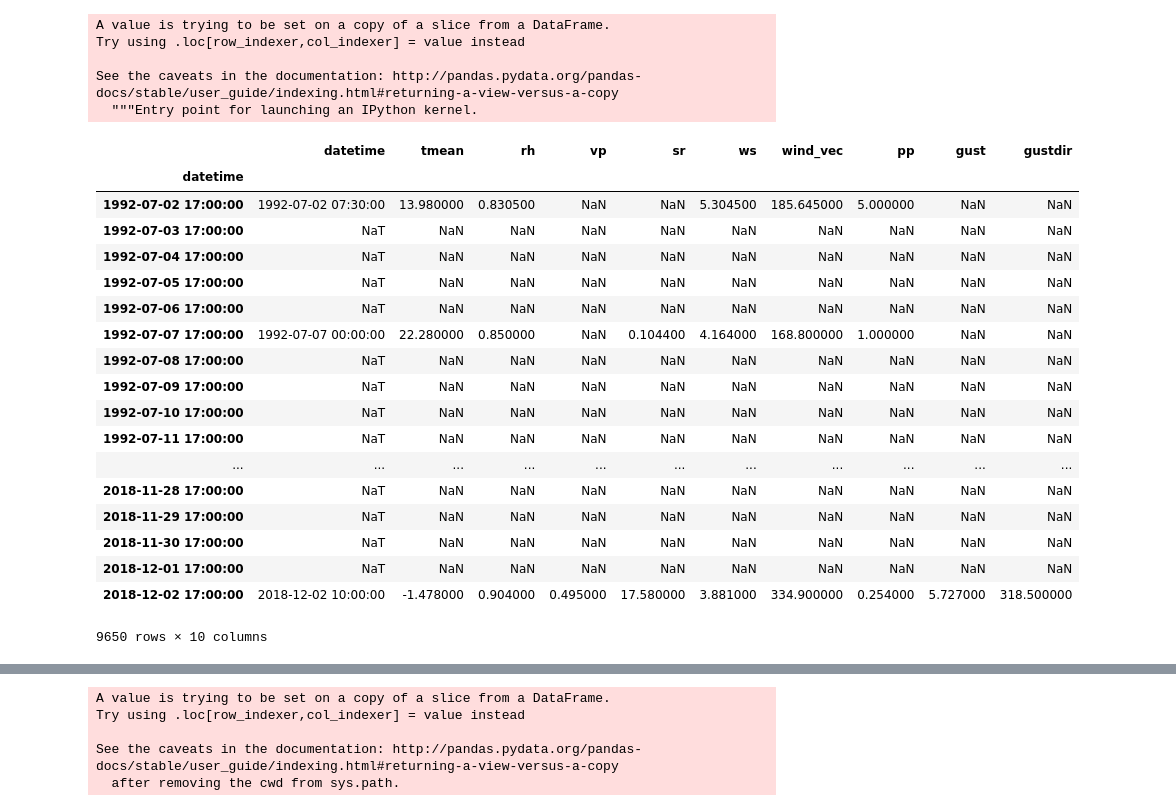
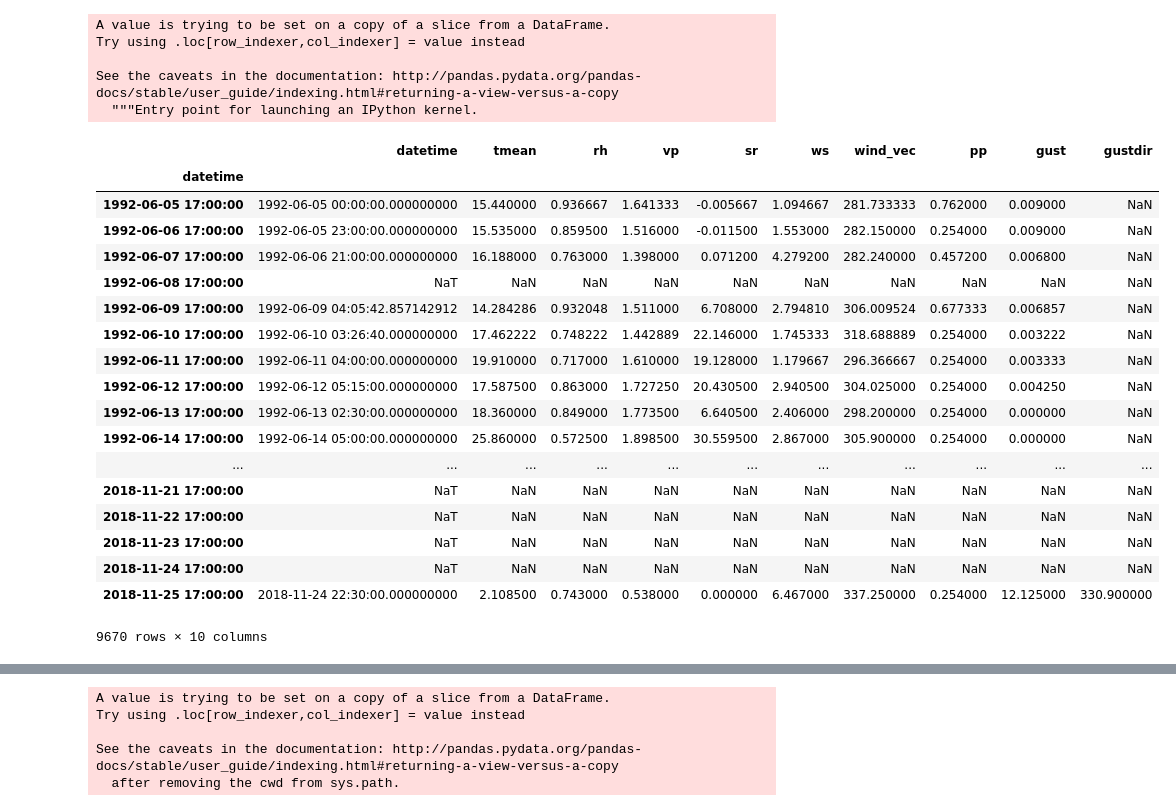
Before and after one commit to awvCCC/CoAgMET_QAQC, a Jupyter notebook: ppvar_isolation_hourly.ipynb, the cells around one changed output, grey strips where cells are left out. Drawn from its saved outputs; the diff is of its cells as text; code cells hidden in the pictures.

```diff
--- a/ppvar_isolation_hourly.ipynb
+++ b/ppvar_isolation_hourly.ipynb
@@ -17,12 +19,13 @@ f = open(coag_csv,'w+')
 # %%
 urllib.request.urlretrieve(
-    'http://coagmet.colostate.edu/cgi-bin/web_services.pl?type=hourly&sids=akr02&sdate=1992-07-01' +
+    'http://coagmet.colostate.edu/cgi-bin/web_services.pl?type=hourly&sids=rfd01&sdate=1992-06-04' +
     '&edate=2018-12-31&elems=tmean,rh,vp,sr,ws,wind_vec,pp,gust,gustdir', filename=coag_csv)
-df = pd.read_csv(coag_csv)
-df = df.reset_index()
+coag_df = pd.read_csv(coag_csv)
+coag_df = coag_df.reset_index()
 # %%
-df.columns = ['station','datetime','tmean','rh','vp','sr','ws','wind_vec','pp','gust','gustdir']
-df.drop(df.tail(1).index, inplace=True)
-df = df.drop(df.columns[0],axis=1)
-df['datetime'] = pd.to_datetime(df.datetime, errors='coerce')
+coag_df.columns = ['station','datetime','tmean','rh','vp','sr','ws','wind_vec','pp','gust','gustdir']
+coag_df.drop(coag_df.tail(1).index, inplace=True)
+coag_df = coag_df.drop(coag_df.columns[0],axis=1)
+coag_df['datetime'] = pd.to_datetime(coag_df.datetime, errors='coerce')
+#coag_df['j_day'] = coag_df.datetime.dt.strftime('%j').astype(int)
 # %%
@@ -56,6 +61,6 @@ pp_daily_sum
 # %%
-is_raining = df['pp'] > 0
-df_raining = df[is_raining]
-df_raining
+is_raining = coag_df['pp'] > 0
+coag_df_raining = coag_df[is_raining]
+coag_df_raining
 # %% [output]
 |  | datetime | tmean | rh | vp | sr | ws | wind_vec | pp | gust | gustdir |
@@ -79,29 +84,29 @@ df_raining
 # %%
-df_raining['datetime'] = pd.to_datetime(df_raining.datetime)
-mean_daily_variables = df_raining.resample(rule='24H',label='right',on='datetime',base=17).agg(pd.Series.mean, skipna=False)
+coag_df_raining['datetime'] = pd.to_datetime(coag_df_raining.datetime)
+mean_daily_variables = coag_df_raining.resample(rule='24H',label='right',on='datetime',base=17).agg(pd.Series.mean, skipna=False)
 mean_daily_variables
 # %% [output]
 A value is trying to be set on a copy of a slice from a DataFrame.
 Try using .loc[row_indexer,col_indexer] = value instead
 
 See the caveats in the documentation: http://pandas.pydata.org/pandas-docs/stable/user_guide/indexing.html#returning-a-view-versus-a-copy
   """Entry point for launching an IPython kernel.
 |  | datetime | tmean | rh | vp | sr | ws | wind_vec | pp | gust | gustdir |
 | datetime |  |  |  |  |  |  |  |  |  |  |
-| 1992-07-02 17:00:00 | 1992-07-02 07:30:00 | 13.980000 | 0.830500 | NaN | NaN | 5.304500 | 185.645000 | 5.000000 | NaN | NaN |
-| 1992-07-03 17:00:00 | NaT | NaN | NaN | NaN | NaN | NaN | NaN | NaN | NaN | NaN |
-| 1992-07-04 17:00:00 | NaT | NaN | NaN | NaN | NaN | NaN | NaN | NaN | NaN | NaN |
-| 1992-07-05 17:00:00 | NaT | NaN | NaN | NaN | NaN | NaN | NaN | NaN | NaN | NaN |
-| 1992-07-06 17:00:00 | NaT | NaN | NaN | NaN | NaN | NaN | NaN | NaN | NaN | NaN |
-| 1992-07-07 17:00:00 | 1992-07-07 00:00:00 | 22.280000 | 0.850000 | NaN | 0.104400 | 4.164000 | 168.800000 | 1.000000 | NaN | NaN |
-| 1992-07-08 17:00:00 | NaT | NaN | NaN | NaN | NaN | NaN | NaN | NaN | NaN | NaN |
-| 1992-07-09 17:00:00 | NaT | NaN | NaN | NaN | NaN | NaN | NaN | NaN | NaN | NaN |
-| 1992-07-10 17:00:00 | NaT | NaN | NaN | NaN | NaN | NaN | NaN | NaN | NaN | NaN |
-| 1992-07-11 17:00:00 | NaT | NaN | NaN | NaN | NaN | NaN | NaN | NaN | NaN | NaN |
+| 1992-06-05 17:00:00 | 1992-06-05 00:00:00.000000000 | 15.440000 | 0.936667 | 1.641333 | -0.005667 | 1.094667 | 281.733333 | 0.762000 | 0.009000 | NaN |
+| 1992-06-06 17:00:00 | 1992-06-05 23:00:00.000000000 | 15.535000 | 0.859500 | 1.516000 | -0.011500 | 1.553000 | 282.150000 | 0.254000 | 0.009000 | NaN |
+| 1992-06-07 17:00:00 | 1992-06-06 21:00:00.000000000 | 16.188000 | 0.763000 | 1.398000 | 0.071200 | 4.279200 | 282.240000 | 0.457200 | 0.006800 | NaN |
+| 1992-06-08 17:00:00 | NaT | NaN | NaN | NaN | NaN | NaN | NaN | NaN | NaN | NaN |
+| 1992-06-09 17:00:00 | 1992-06-09 04:05:42.857142912 | 14.284286 | 0.932048 | 1.511000 | 6.708000 | 2.794810 | 306.009524 | 0.677333 | 0.006857 | NaN |
+| 1992-06-10 17:00:00 | 1992-06-10 03:26:40.000000000 | 17.462222 | 0.748222 | 1.442889 | 22.146000 | 1.745333 | 318.688889 | 0.254000 | 0.003222 | NaN |
+| 1992-06-11 17:00:00 | 1992-06-11 04:00:00.000000000 | 19.910000 | 0.717000 | 1.610000 | 19.128000 | 1.179667 | 296.366667 | 0.254000 | 0.003333 | NaN |
+| 1992-06-12 17:00:00 | 1992-06-12 05:15:00.000000000 | 17.587500 | 0.863000 | 1.727250 | 20.430500 | 2.940500 | 304.025000 | 0.254000 | 0.004250 | NaN |
+| 1992-06-13 17:00:00 | 1992-06-13 02:30:00.000000000 | 18.360000 | 0.849000 | 1.773500 | 6.640500 | 2.406000 | 298.200000 | 0.254000 | 0.000000 | NaN |
+| 1992-06-14 17:00:00 | 1992-06-14 05:00:00.000000000 | 25.860000 | 0.572500 | 1.898500 | 30.559500 | 2.867000 | 305.900000 | 0.254000 | 0.000000 | NaN |
 | ... | ... | ... | ... | ... | ... | ... | ... | ... | ... | ... |
-| 2018-11-28 17:00:00 | NaT | NaN | NaN | NaN | NaN | NaN | NaN | NaN | NaN | NaN |
-| 2018-11-29 17:00:00 | NaT | NaN | NaN | NaN | NaN | NaN | NaN | NaN | NaN | NaN |
-| 2018-11-30 17:00:00 | NaT | NaN | NaN | NaN | NaN | NaN | NaN | NaN | NaN | NaN |
-| 2018-12-01 17:00:00 | NaT | NaN | NaN | NaN | NaN | NaN | NaN | NaN | NaN | NaN |
-| 2018-12-02 17:00:00 | 2018-12-02 10:00:00 | -1.478000 | 0.904000 | 0.495000 | 17.580000 | 3.881000 | 334.900000 | 0.254000 | 5.727000 | 318.500000 |
+| 2018-11-21 17:00:00 | NaT | NaN | NaN | NaN | NaN | NaN | NaN | NaN | NaN | NaN |
+| 2018-11-22 17:00:00 | NaT | NaN | NaN | NaN | NaN | NaN | NaN | NaN | NaN | NaN |
+| 2018-11-23 17:00:00 | NaT | NaN | NaN | NaN | NaN | NaN | NaN | NaN | NaN | NaN |
+| 2018-11-24 17:00:00 | NaT | NaN | NaN | NaN | NaN | NaN | NaN | NaN | NaN | NaN |
+| 2018-11-25 17:00:00 | 2018-11-24 22:30:00.000000000 | 2.108500 | 0.743000 | 0.538000 | 0.000000 | 6.467000 | 337.250000 | 0.254000 | 12.125000 | 330.900000 |
-9650 rows × 10 columns
+9670 rows × 10 columns
```
Also changed, not shown: parts of 14 cells of this notebook.
